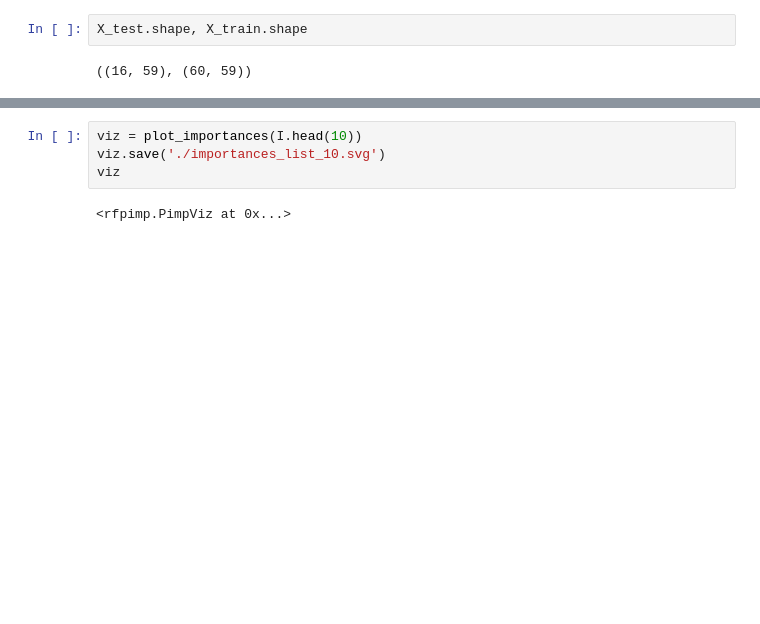
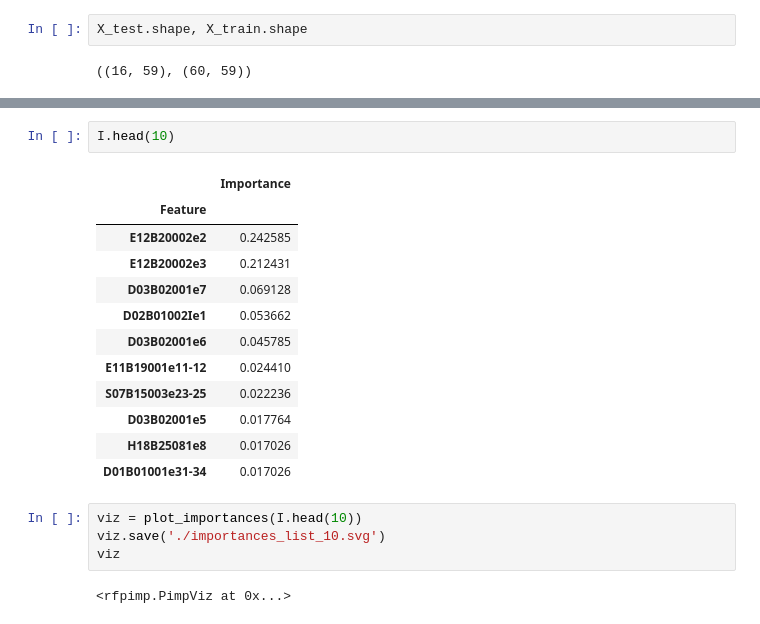
Before and after one commit to isaaccarranza/Project-3, a Jupyter notebook: test_feature_selection_pimp_w_drop_columns.ipynb, the cells around one changed output, grey strips where cells are left out. Drawn from its saved outputs; the diff is of its cells as text; blank space fills up the shorter version.

```diff
--- a/test_feature_selection_pimp_w_drop_columns.ipynb
+++ b/test_feature_selection_pimp_w_drop_columns.ipynb
@@ -194,4 +194,19 @@ Wall time: 631 ms
 <rfpimp.PimpViz at 0x...>
+# %%
+I.head(10)
+# %% [output]
+|  | Importance |
+| Feature |  |
+| E12B20002e2 | 0.242585 |
+| E12B20002e3 | 0.212431 |
+| D03B02001e7 | 0.069128 |
+| D02B01002Ie1 | 0.053662 |
+| D03B02001e6 | 0.045785 |
+| E11B19001e11-12 | 0.024410 |
+| S07B15003e23-25 | 0.022236 |
+| D03B02001e5 | 0.017764 |
+| H18B25081e8 | 0.017026 |
+| D01B01001e31-34 | 0.017026 |
 # %%
 viz = plot_importances(I.head(10))
 viz.save('./importances_list_10.svg')
```
Also changed, not shown: parts of 10 cells of this notebook, 2 other files.
